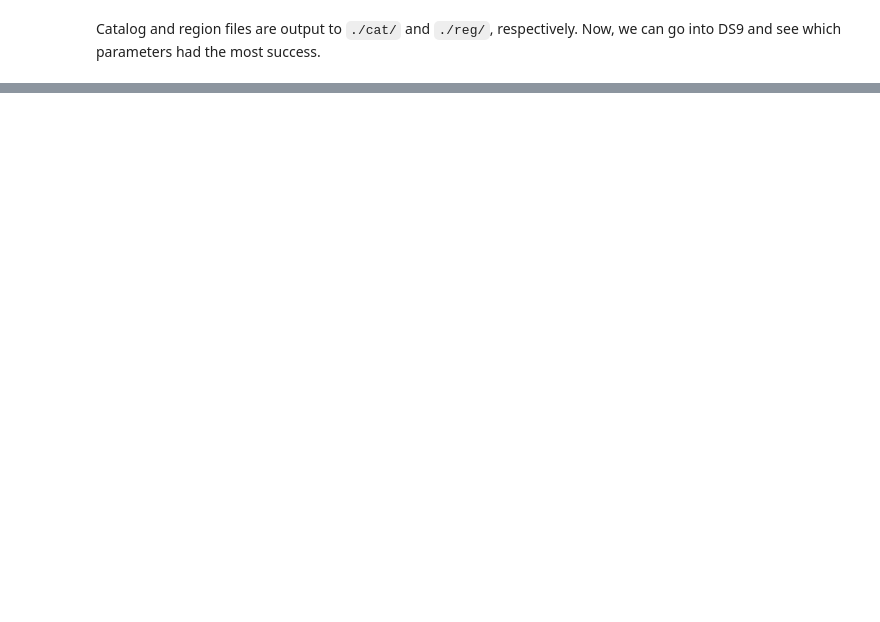
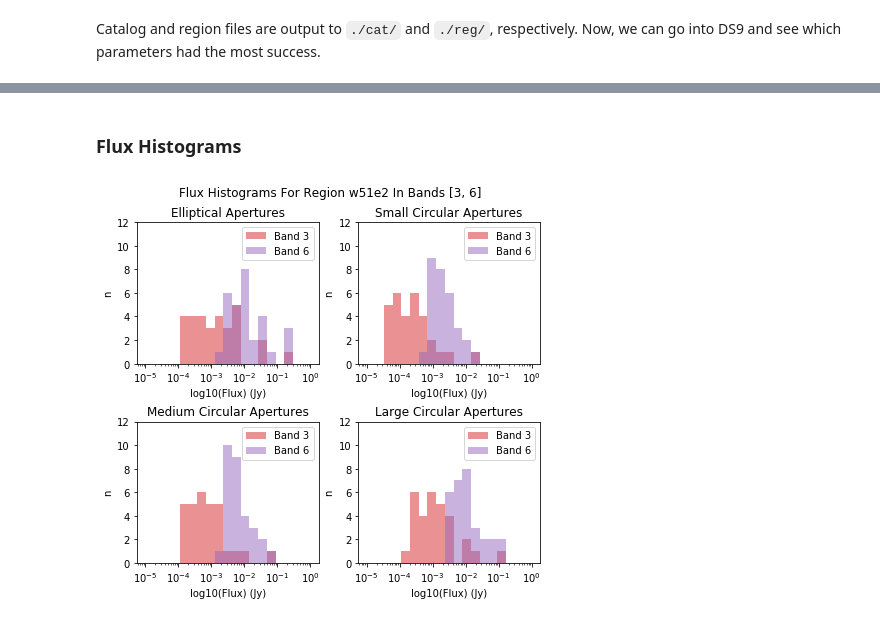
Before and after one commit to connor-mcclellan/nrao, a Jupyter notebook: demo.py.ipynb, the cells around one changed output, grey strips where cells are left out. Cells and saved outputs as stored; diff of their text form; code cells hidden in the pictures; blank space fills up the shorter version.

```diff
--- a/demo.py.ipynb
+++ b/demo.py.ipynb
@@ -81,0 +117,3 @@ For band 3, the best parameters I found were
+# %%
+import match
+bands = [3, 6]
@@ -81,0 +185,9 @@ For band 3, the best parameters I found were
+# %% [markdown]
+### Flux Histograms
+# %%
+from hist import hist
+import matplotlib.pyplot as plt
+hist(region, bands, shapes)
+plt.show()
+# %% [output]
+[figure, added]
```
Also changed, not shown: parts of 35 cells of this notebook, 5 other files.
